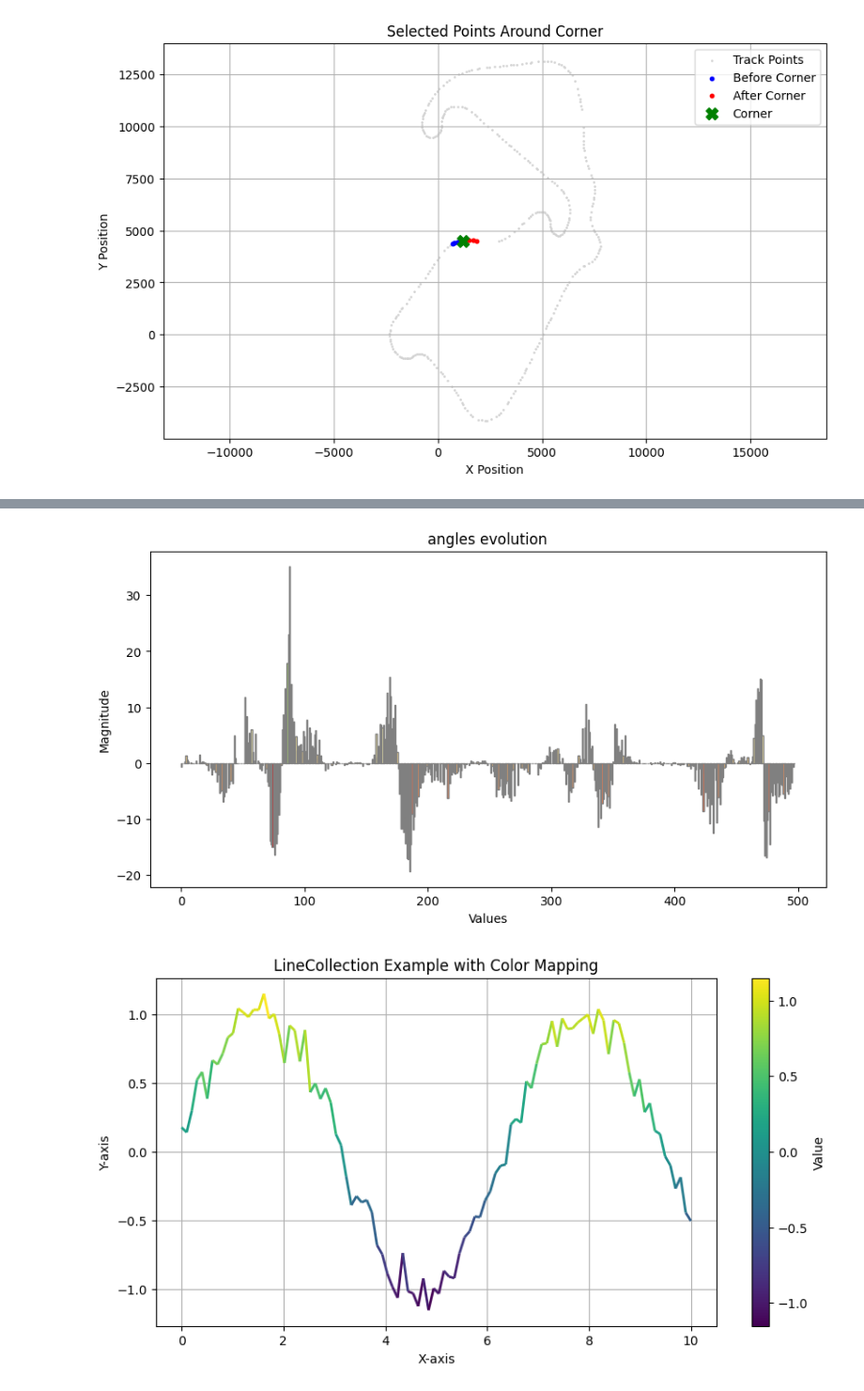
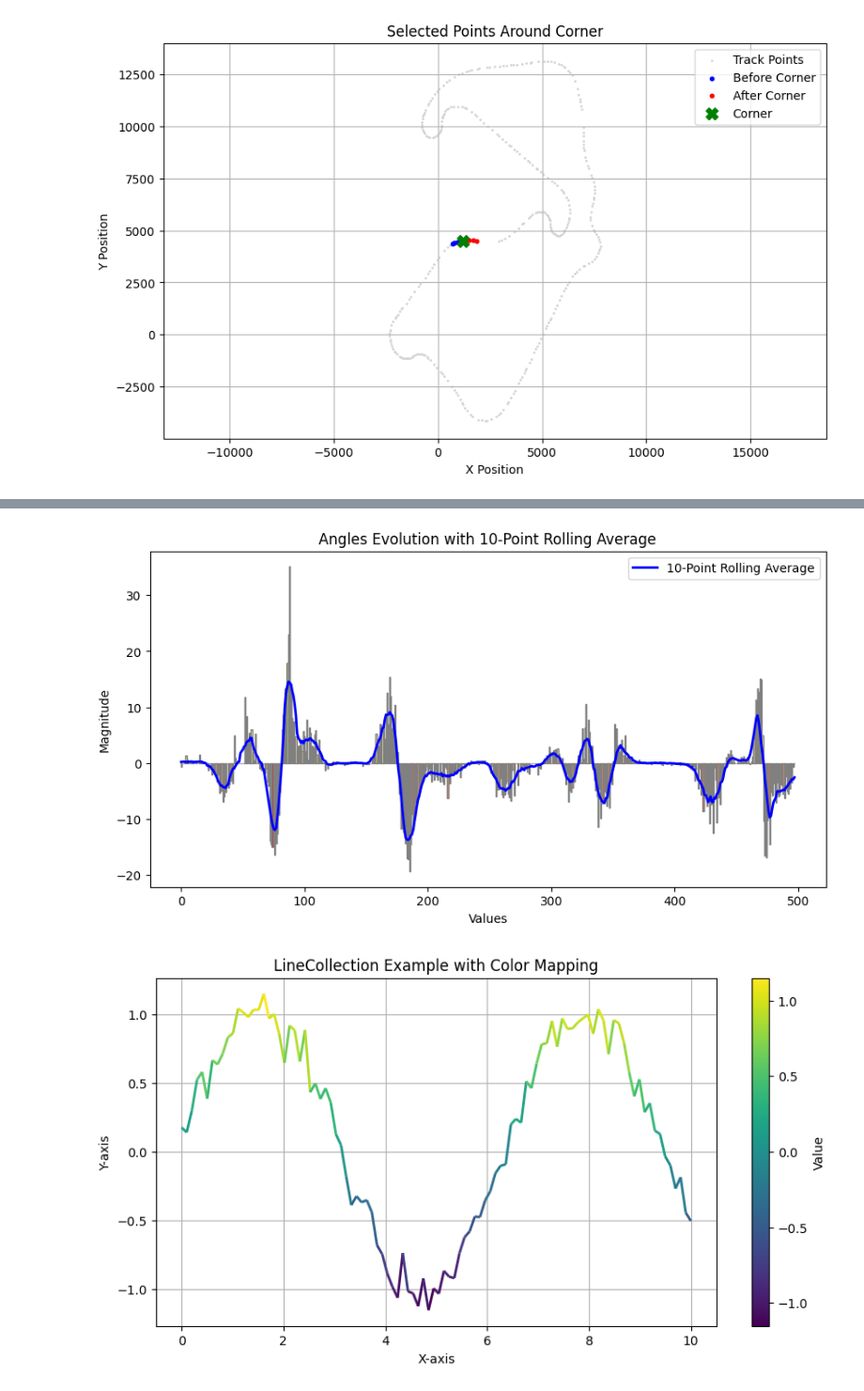
Before and after one commit to rricc22/F1, a Jupyter notebook: categorization_track.ipynb, the cells around one changed output, grey strips where cells are left out. Shown: that part at 94% size. Cells and saved outputs as stored; diff of their text form; code cells hidden in the pictures.

```diff
--- a/categorization_track.ipynb
+++ b/categorization_track.ipynb
@@ -442,8 +387,12 @@ y = pos['Y'].to_numpy()
 distances = np.sqrt(np.diff(x)**2 + np.diff(y)**2).cumsum()
 distances = np.insert(distances, 0, 0)  # Add 0 for the starting point
 
+# Number of resample point
+nb_point = 500
+
+
 # Interpolate uniformly along the distances
-uniform_distances = np.linspace(0, distances[-1], 500)  # Resample to 500 points
+uniform_distances = np.linspace(0, distances[-1], nb_point)  # Resample to 500 points
 interp_x = interp1d(distances, x, kind='linear')
 interp_y = interp1d(distances, y, kind='linear')
 uniform_x = interp_x(uniform_distances)
@@ -470,8 +419,8 @@ for i in range(len(angles)):
     plt.plot(uniform_x[i:i+2], uniform_y[i:i+2], color=color, linewidth=2)
 
 # Mark original and resampled points
-# plt.scatter(x, y, color='blue', s=10, label='Original Points')  # Original data points
-# plt.scatter(uniform_x, uniform_y, color='orange', s=5, label='Resampled Points')  # Resampled points
+plt.scatter(x, y, color='blue', s=10, label='Original Points')  # Original data points
+plt.scatter(uniform_x, uniform_y, color='orange', s=5, label='Resampled Points')  # Resampled points
 
 plt.title('Track with Original and Resampled Points - Silverstone')
 plt.xlabel('X Position')
@@ -483,35 +447,44 @@ plt.show()
 # %%
-
 import numpy as np
 import matplotlib.pyplot as plt
 import matplotlib.cm as cm
+import pandas as pd
 
 # Sample list of values
 values = angles
 
 # Normalize the values to the range [0, 1]
 min_val = min(values)
 max_val = max(values)
 normalized_values = [(value - min_val) / (max_val - min_val) for value in values]
 
 # Create a colormap (e.g., 'viridis', 'plasma', 'RdYlGn', etc.)
 cmap = cm.get_cmap('RdYlGn')
 
 # Map normalized values to colors
 colors = [cmap(norm_val) for norm_val in normalized_values]
 
+rolling_avg_step = 10
+
+# Calculate the rolling average over 5 points
+rolling_avg = pd.Series(values).rolling(window=rolling_avg_step,center=True, min_periods=1).mean()
+
 # Plotting the values with the corresponding colors
 plt.figure(figsize=(10, 5))
 for i, value in enumerate(values):
     plt.bar(i, value, color=colors[i], edgecolor='grey')
 
-# plt.xticks(range(len(values)), [f'Value {val}' for val in values])
-plt.title('angles evolution')
+# Plot the rolling average line
+plt.plot(rolling_avg, color='blue', linewidth=2, label=f'{rolling_avg_step}-Point Rolling Average')
+
+# Adding titles and labels
+plt.title(f'Angles Evolution with {rolling_avg_step}-Point Rolling Average')
 plt.xlabel('Values')
 plt.ylabel('Magnitude')
+plt.legend()
 plt.show()
 # %% [output]
-[figure, old version]
+[figure, new version]
 # %%
 import numpy as np
 import matplotlib.pyplot as plt
```
Also changed, not shown: parts of 10 cells of this notebook.
